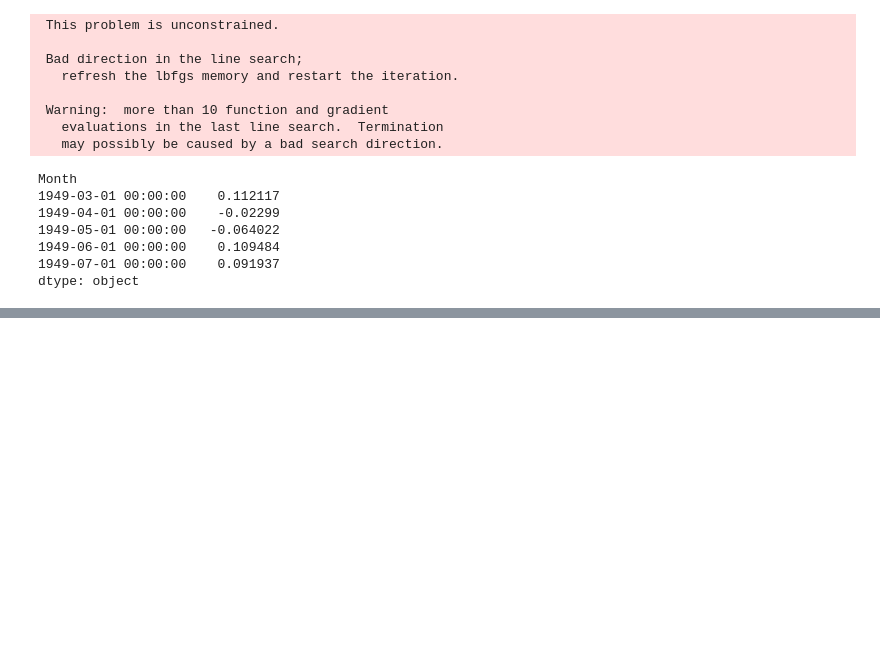
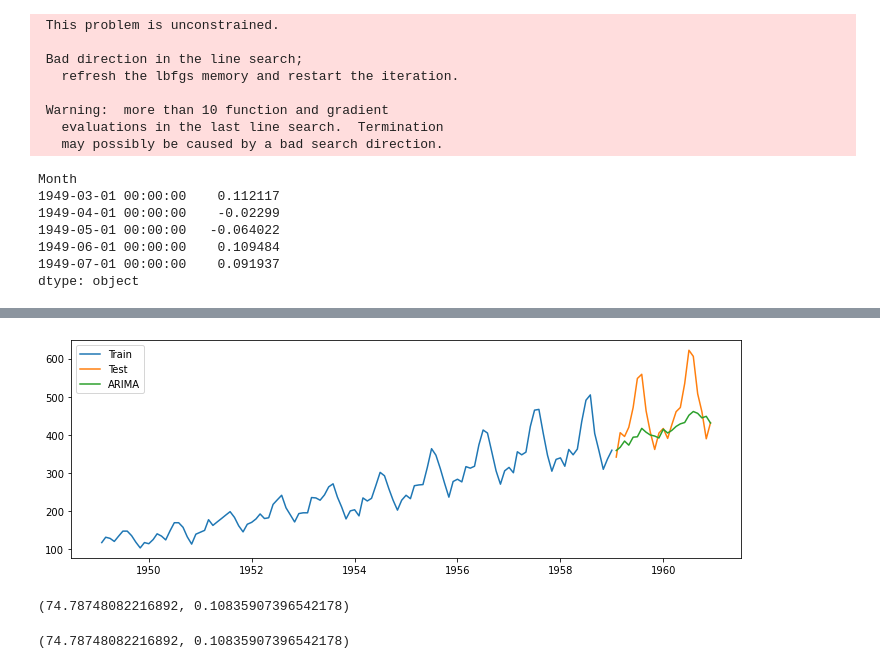
Before and after one commit to Prashik28/techeenomad_dataScience, a Jupyter notebook: Time Series/Airline Passenger .ipynb, the cells around one changed output, grey strips where cells are left out. Drawn from its saved outputs; the diff is of its cells as text; code cells hidden in the pictures; blank space fills up the shorter version.

```diff
--- a/Time Series/Airline Passenger .ipynb
+++ b/Time Series/Airline Passenger .ipynb
@@ -1090,0 +1133,4 @@ plt.plot(y_hat_ma['ma_forecast'][test.index.min():], label = 'MA')
+# %%
+model = ARIMA(train_data_boxcox, order=(1,1,1))
+model_fit = model.fit()
+print(model_fit.params)
@@ -1090,0 +1156,15 @@ plt.plot(y_hat_ma['ma_forecast'][test.index.min():], label = 'MA')
+# %%
+y_hat_arima = data_boxcox_diff.copy()
+y_hat_arima['arima_forecast_boxcox_diff'] = model_fit.predict(data_boxcox_diff.index.min(), data_boxcox_diff.index.max())
+y_hat_arima['arima_forecast_boxcox'] = y_hat_arima['arima_forecast_boxcox_diff'].cumsum()
+y_hat_arima['arima_forecast_boxcox'] = y_hat_arima['arima_forecast_boxcox'].add(data_boxcox[0])
+y_hat_arima['arima_forecast'] = np.exp(y_hat_arima['arima_forecast_boxcox'])
+# %%
+plt.figure(figsize=(12,4))
+plt.plot(train['Passengers'], label='Train')
+plt.plot(test['Passengers'], label = 'Test')
+plt.plot(y_hat_arima['arima_forecast'][test.index.min():], label = 'ARIMA')
+plt.legend(loc='best')
+plt.show()
+# %% [output]
+[figure, added]
@@ -1090,0 +1174,4 @@ plt.plot(y_hat_ma['ma_forecast'][test.index.min():], label = 'MA')
+# %%
+rsme,mape
+# %% [output]
+(74.78748082216892, 0.10835907396542178)
@@ -1090,0 +1181,4 @@ plt.plot(y_hat_ma['ma_forecast'][test.index.min():], label = 'MA')
+# %%
+rsme,mape
+# %% [output]
+(74.78748082216892, 0.10835907396542178)
```
Also changed, not shown: parts of 15 cells of this notebook.
